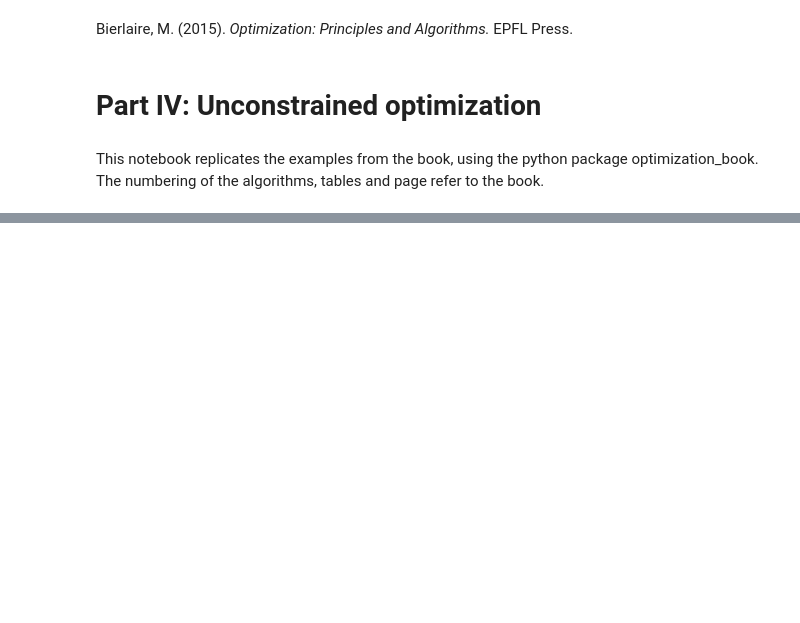
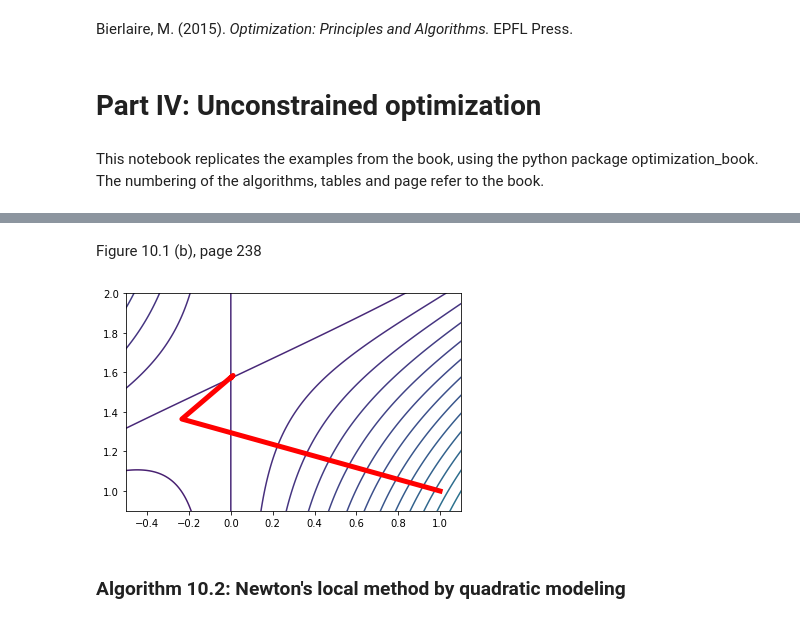
Before and after one commit to michelbierlaire/optimization-book, a Jupyter notebook: notebooks/unconstrained.ipynb, the cells around one changed output, grey strips where cells are left out. Cells and saved outputs as stored; diff of their text form; code cells hidden in the pictures; blank space fills up the shorter version.

```diff
--- a/notebooks/unconstrained.ipynb
+++ b/notebooks/unconstrained.ipynb
@@ -14,0 +187,12 @@ ModuleNotFoundError: No module named 'optimization_book.unconstrained'
+# %% [markdown]
+Figure 10.1 (b), page 238
+# %%
+plt.contour(X, Y, Z, 50)
+plt.plot(xiter, yiter, linewidth=5, color='r')
+plt.xlim(-0.5, 1.1)
+plt.ylim(0.9, 2)
+plt.show()
+# %% [output]
+[figure, added]
+# %% [markdown]
+### Algorithm 10.2: Newton's local method by quadratic modeling
```
Also changed, not shown: parts of 31 cells of this notebook.
